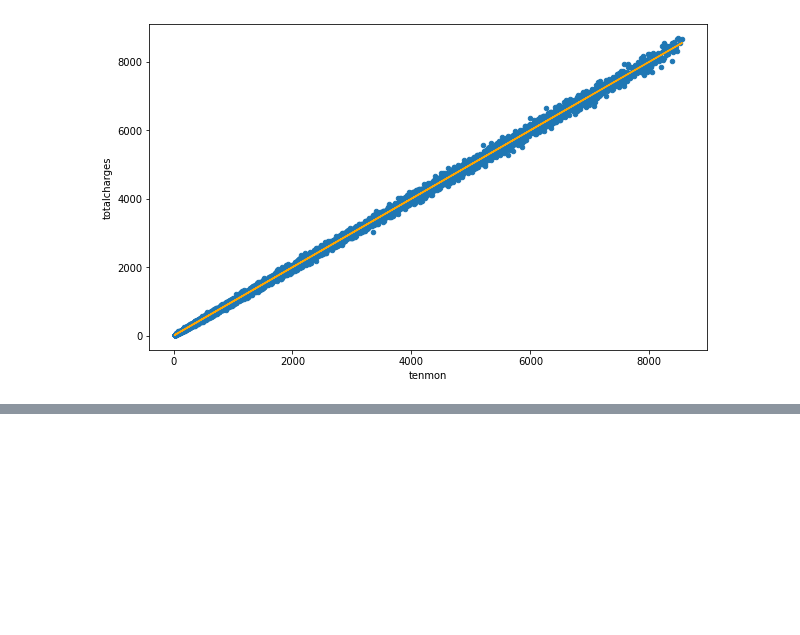
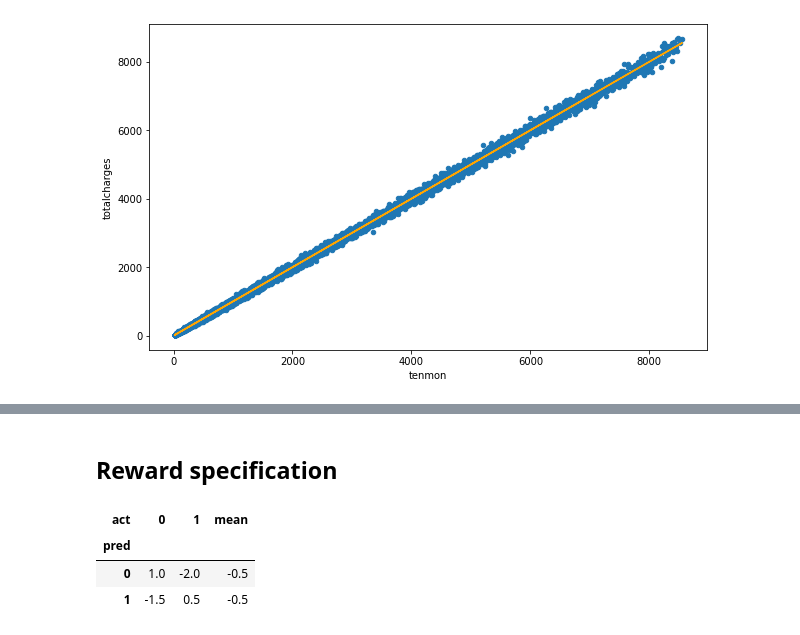
Before and after one commit to kubistmi/contextual_MAB, a Jupyter notebook: presentation.ipynb, the cells around one changed output, grey strips where cells are left out. Drawn from its saved outputs; the diff is of its cells as text; code cells hidden in the pictures; blank space fills up the shorter version.

```diff
--- a/review.ipynb
+++ b/presentation.ipynb
@@ -209,0 +340,17 @@ churn.to_csv('data/cleaned.csv', index = False)
+# %% [markdown]
+## Reward specification
+# %%
+rewards = pd.DataFrame({
+    "act":  [0,    0,    1,    1],
+    "pred": [0,    1,    0,    1],
+    "val":  [1, -1.5,   -2,  0.5]
+}).pivot_table("val","pred","act")
+
+rewards["mean"] = rewards.mean(axis = 1)
+# %%
+rewards
+# %% [output]
+| act | 0 | 1 | mean |
+| pred |  |  |  |
+| 0 | 1.0 | -2.0 | -0.5 |
+| 1 | -1.5 | 0.5 | -0.5 |
```
Also changed, not shown: parts of 19 cells of this notebook, 1 other file.
